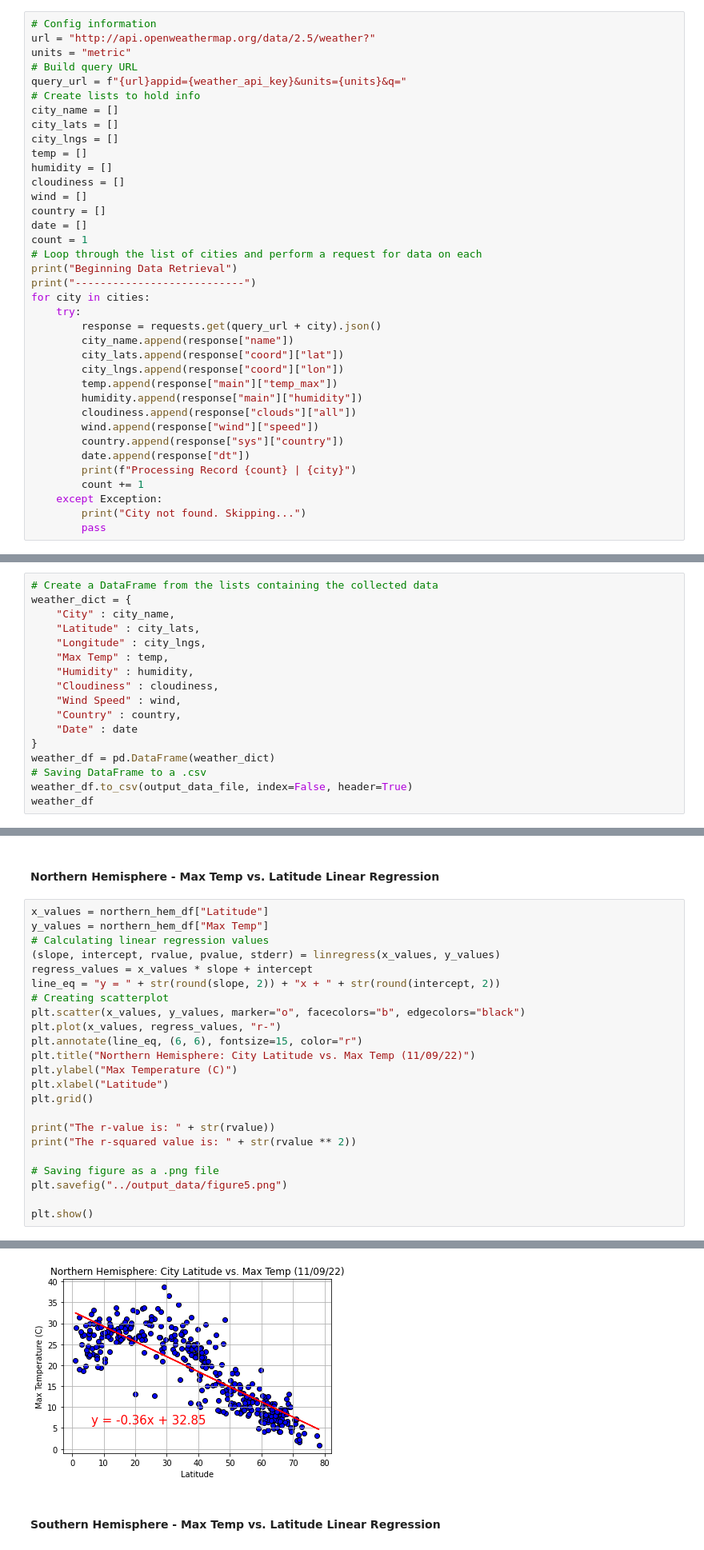
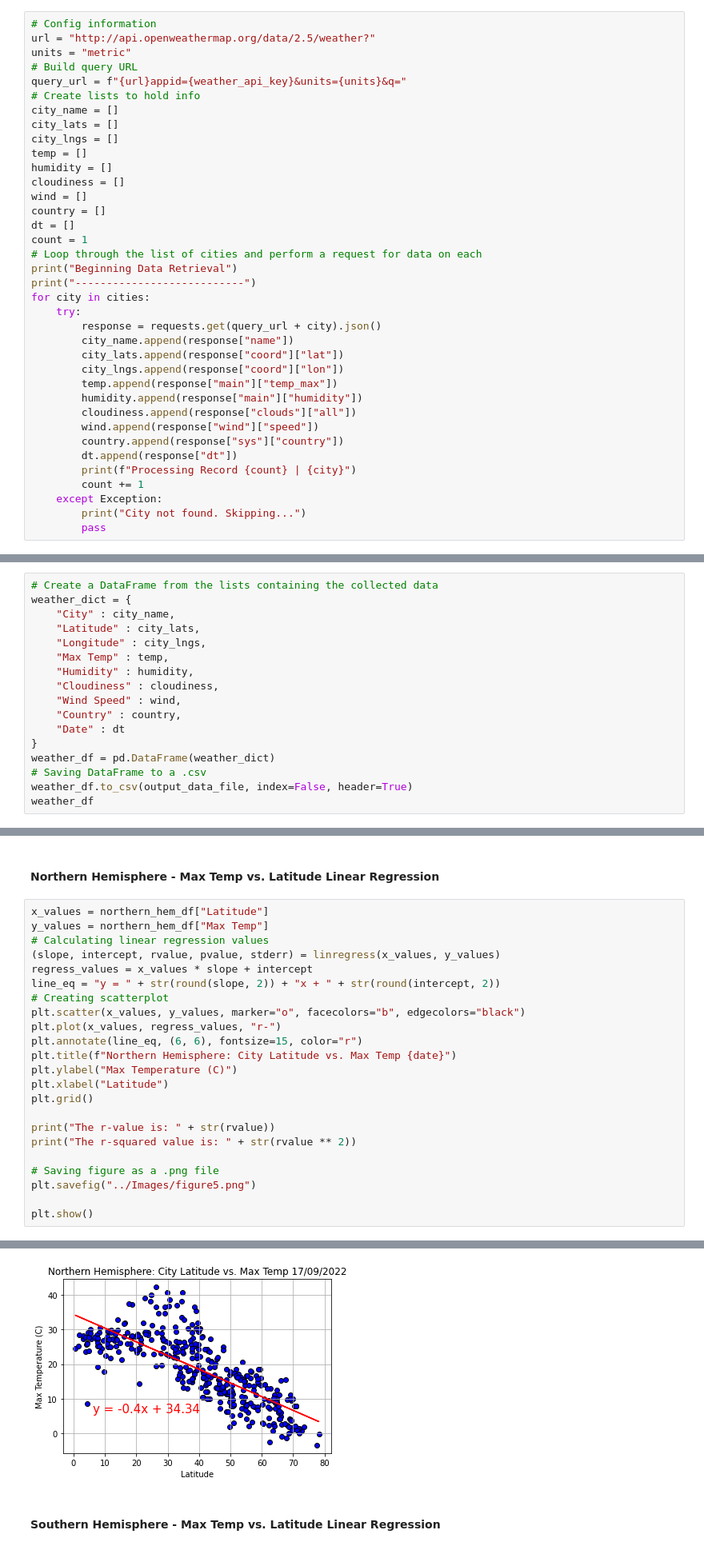
Before and after one commit to FrankMS3/API-Vacation-Finder, a Jupyter notebook: WeatherPy/WeatherPy.ipynb, the cells around one changed output, grey strips where cells are left out. Shown at 80% size. Drawn from its saved outputs; the diff is of its cells as text.

```diff
--- a/WeatherPy/WeatherPy.ipynb
+++ b/WeatherPy/WeatherPy.ipynb
@@ -69,7 +75,7 @@ humidity = []
 cloudiness = []
 wind = []
 country = []
-date = []
+dt = []
 count = 1
 # Loop through the list of cities and perform a request for data on each
 print("Beginning Data Retrieval")
@@ -85,7 +91,7 @@ for city in cities:
         cloudiness.append(response["clouds"]["all"])
         wind.append(response["wind"]["speed"])
         country.append(response["sys"]["country"])
-        date.append(response["dt"])
+        dt.append(response["dt"])
         print(f"Processing Record {count} | {city}")
         count += 1
     except Exception:
@@ -124,7 +130,7 @@ weather_dict = {
     "Cloudiness" : cloudiness,
     "Wind Speed" : wind,
     "Country" : country,
-    "Date" : date
+    "Date" : dt
 }
 weather_df = pd.DataFrame(weather_dict)
 # Saving DataFrame to a .csv
@@ -288,7 +295,7 @@ line_eq = "y = " + str(round(slope, 2)) + "x + " + str(round(intercept, 2))
 plt.scatter(x_values, y_values, marker="o", facecolors="b", edgecolors="black")
 plt.plot(x_values, regress_values, "r-")
 plt.annotate(line_eq, (6, 6), fontsize=15, color="r")
-plt.title("Northern Hemisphere: City Latitude vs. Max Temp (11/09/22)")
+plt.title(f"Northern Hemisphere: City Latitude vs. Max Temp {date}")
 plt.ylabel("Max Temperature (C)")
 plt.xlabel("Latitude")
 plt.grid()
@@ -297,7 +304,7 @@ print("The r-value is: " + str(rvalue))
 print("The r-squared value is: " + str(rvalue ** 2))
 
 # Saving figure as a .png file
-plt.savefig("../output_data/figure5.png")
+plt.savefig("../Images/figure5.png")
 
 plt.show()
 # %% [output]
@@ -306,4 +313,4 @@ The r-squared value is: 0.71758023253249
-[figure, old version]
+[figure, new version]
 # %% [markdown]
 ####  Southern Hemisphere - Max Temp vs. Latitude Linear Regression
 # %%
```
Also changed, not shown: parts of 21 cells of this notebook, 29 other files.
